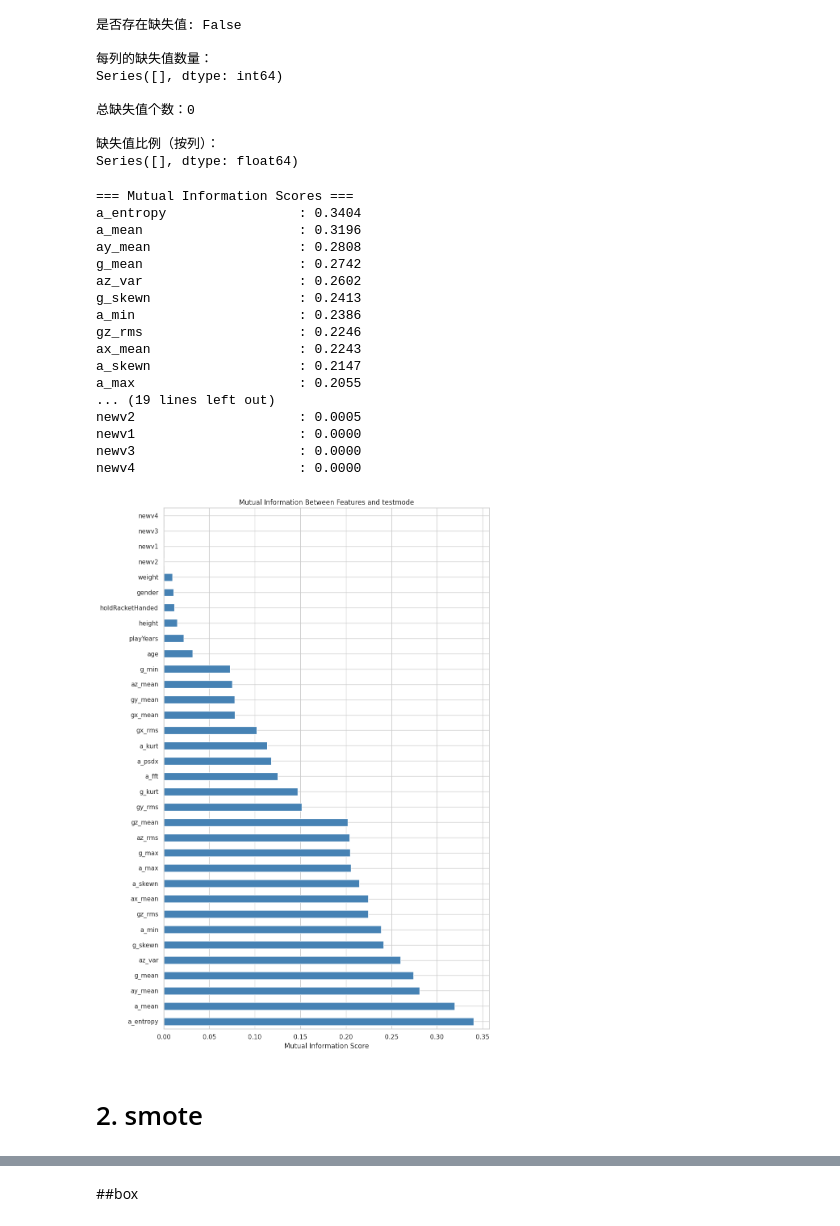
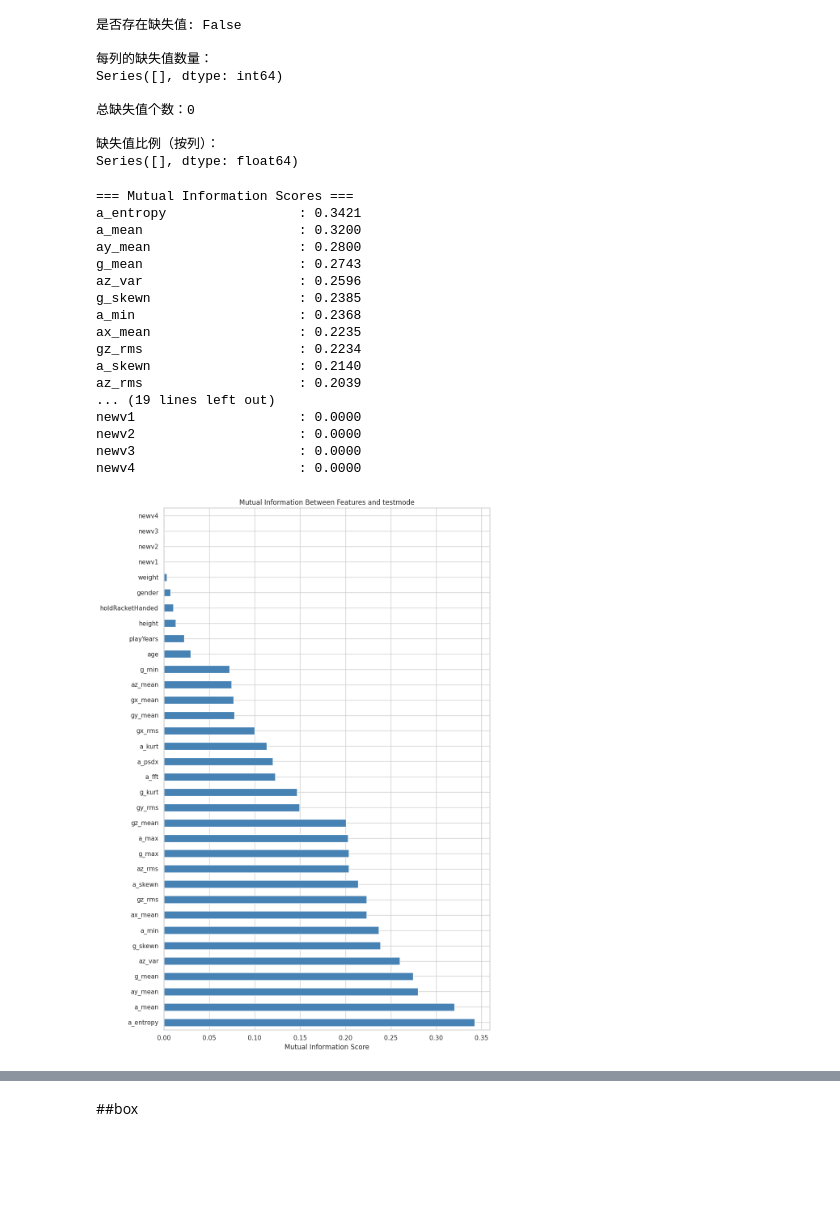
Before and after one commit to Renee0330/bob_study_allFiles, a Jupyter notebook: untitled1.ipynb, the cells around one changed output, grey strips where cells are left out. Cells and saved outputs as stored; diff of their text form; code cells hidden in the pictures; blank space fills up the shorter version.

```diff
--- a/untitled1.ipynb
+++ b/untitled1.ipynb
@@ -361,0 +262,8 @@ y = ttswing['testmode']
+# %%
+from sklearn.model_selection import train_test_split
+
+X = ttswing.drop(columns=['testmode'])
+y = ttswing['testmode']
+
+# 拆分训练集和测试集
+X_train, X_test, y_train, y_test = train_test_split(X, y, stratify=y, test_size=0.2, random_state=42)
@@ -399,6 +319,0 @@ dtype: float64
-# %%
-# 只对这三个重要特征进行中位数填补
-fill_features = ['a_fft', 'g_skewn', 'a_skewn']
-for f in fill_features:
-    if f in X.columns:
-        X[f] = X[f].fillna(X[f].median())
@@ -404,0 +331,21 @@ for f in fill_features:
+# %%
+# 指定需要 log1p 变换的偏态特征
+
+log_features = [
+    'a_max', 'a_mean', 'a_min', 'g_max', 'g_mean', 'g_min',
+    'a_fft', 'a_psdx', 'a_kurt', 'g_kurt',
+    'a_skewn', 'g_skewn',
+    'az_rms', 'gx_rms', 'gy_rms', 'gz_rms'
+]
+
+# === 针对训练集：先用 clip 防止 log1p 出 NaN，再用中位数填补 NaN
+for col in log_features:
+    if col in X_train.columns:
+        # 先 clip（防止 log1p 负数） → 再填补中位数 → 再 log1p
+        X_train[col] = np.log1p(np.clip(X_train[col], a_min=0, a_max=None))
+        median_val = X_train[col].median()  # 变换后可能还有 NaN，取中位数
+        X_train[col] = X_train[col].fillna(median_val)
+
+        # 测试集保持一致，用训练集中位数填补
+        X_test[col] = np.log1p(np.clip(X_test[col], a_min=0, a_max=None))
+        X_test[col] = X_test[col].fillna(median_val)
@@ -435,38 +385,38 @@ Series([], dtype: int64)
 Series([], dtype: float64)
 # %%
 # === 计算互信息 ===
-mi_scores = mutual_info_classif(X, y, discrete_features='auto')
-mi_series = pd.Series(mi_scores, index=X.columns).sort_values(ascending=False)
+mi_scores = mutual_info_classif(X_train, y_train, discrete_features='auto')
+mi_series = pd.Series(mi_scores, index=X_train.columns).sort_values(ascending=False)
 
 # 输出互信息得分到控制台
 print("\n=== Mutual Information Scores ===")
 for feature, score in mi_series.items():
     print(f"{feature:<25} : {score:.4f}")
 
 plt.figure(figsize=(10, 14))
 mi_series.plot(kind='barh', color='steelblue')
 
 plt.title("Mutual Information Between Features and testmode")
 plt.xlabel("Mutual Information Score")
 plt.tight_layout()
 save_fig("mutual_information_scores")
 plt.show()
 # %% [output]
 === Mutual Information Scores ===
-a_entropy                 : 0.3404
-a_mean                    : 0.3196
-ay_mean                   : 0.2808
-g_mean                    : 0.2742
-az_var                    : 0.2602
-g_skewn                   : 0.2413
-a_min                     : 0.2386
-gz_rms                    : 0.2246
-ax_mean                   : 0.2243
-a_skewn                   : 0.2147
-a_max                     : 0.2055
+a_entropy                 : 0.3421
+a_mean                    : 0.3200
+ay_mean                   : 0.2800
+g_mean                    : 0.2743
+az_var                    : 0.2596
+g_skewn                   : 0.2385
+a_min                     : 0.2368
+ax_mean                   : 0.2235
+gz_rms                    : 0.2234
+a_skewn                   : 0.2140
+az_rms                    : 0.2039
 ... (19 lines left out)
-newv2                     : 0.0005
 newv1                     : 0.0000
+newv2                     : 0.0000
 newv3                     : 0.0000
 newv4                     : 0.0000
-[figure, old version]
+[figure, new version]
@@ -475,2 +422,0 @@ newv4                     : 0.0000
-# %% [markdown]
-# 2. smote
```
Also changed, not shown: parts of 40 cells of this notebook.
